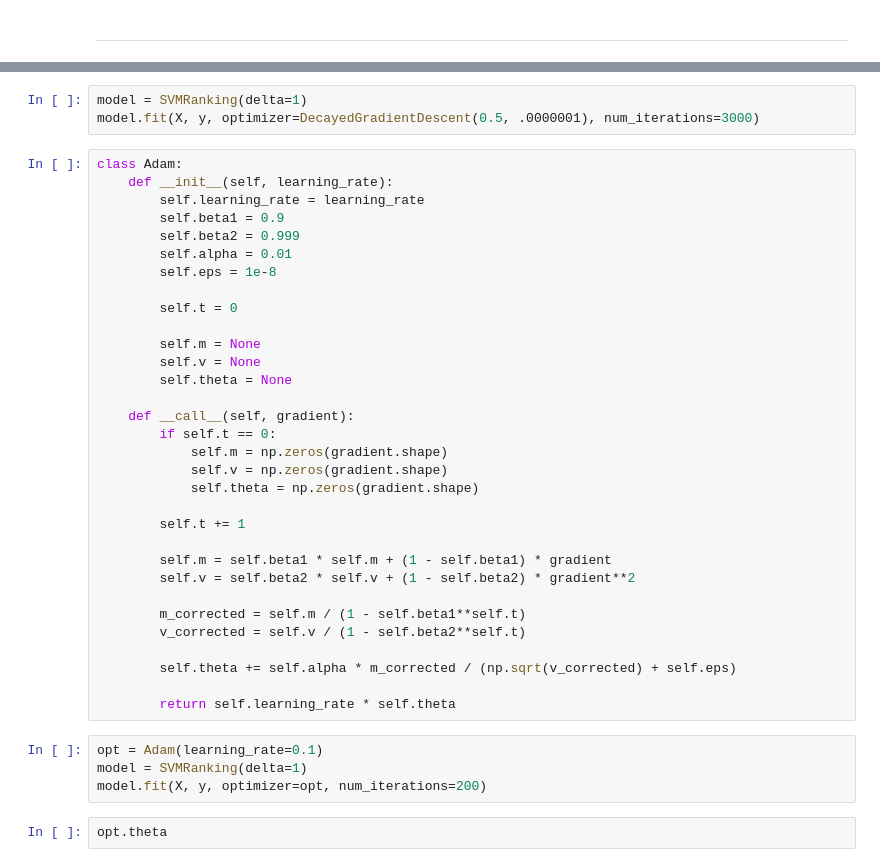
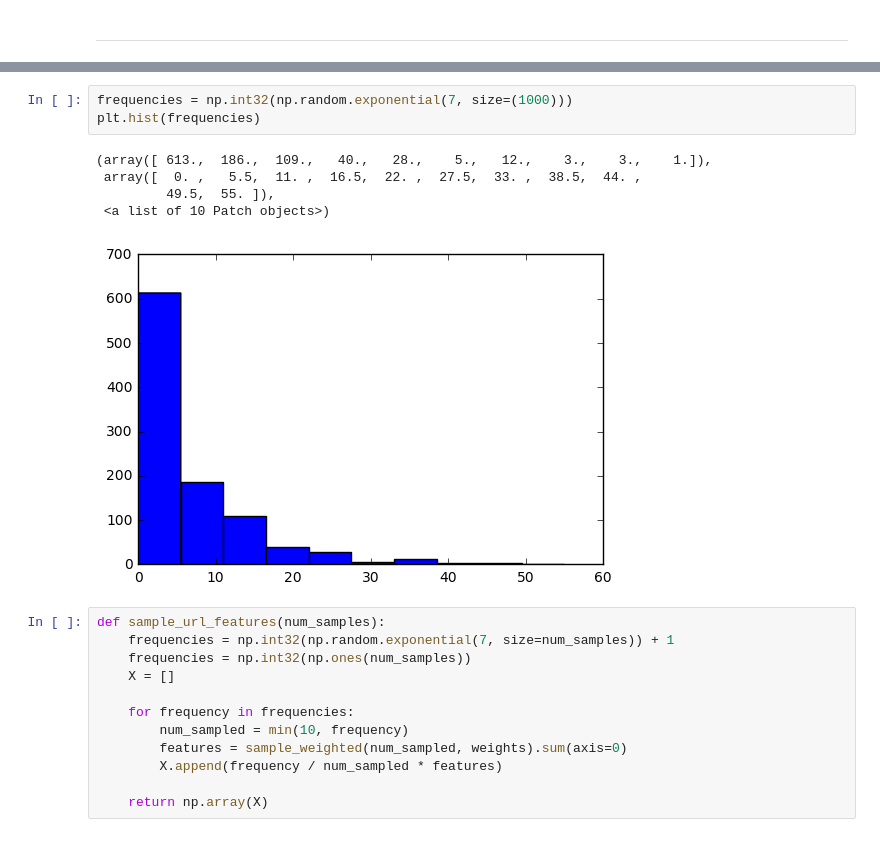
Before and after one commit to florian/federated-learning, a Jupyter notebook: Federated-Learning.ipynb, the cells around one changed output, grey strips where cells are left out. Cells and saved outputs as stored; diff of their text form.

```diff
--- a/Federated-Learning.ipynb
+++ b/Federated-Learning.ipynb
@@ -387,41 +417,21 @@ class DecayedGradientDescent:
-# %%
-model = SVMRanking(delta=1)
-model.fit(X, y, optimizer=DecayedGradientDescent(0.5, .0000001), num_iterations=3000)
-# %%
-class Adam:
-    def __init__(self, learning_rate):
-        self.learning_rate = learning_rate
-        self.beta1 = 0.9
-        self.beta2 = 0.999
-        self.alpha = 0.01
-        self.eps = 1e-8
-
-        self.t = 0
-
-        self.m = None
-        self.v = None
-        self.theta = None
-
-    def __call__(self, gradient):
-        if self.t == 0:
-            self.m = np.zeros(gradient.shape)
-            self.v = np.zeros(gradient.shape)
-            self.theta = np.zeros(gradient.shape)
-
-        self.t += 1
-
-        self.m = self.beta1 * self.m + (1 - self.beta1) * gradient
-        self.v = self.beta2 * self.v + (1 - self.beta2) * gradient**2
-
-        m_corrected = self.m / (1 - self.beta1**self.t)
-        v_corrected = self.v / (1 - self.beta2**self.t)
-
-        self.theta += self.alpha * m_corrected / (np.sqrt(v_corrected) + self.eps)
-
-        return self.learning_rate * self.theta
-# %%
-opt = Adam(learning_rate=0.1)
-model = SVMRanking(delta=1)
-model.fit(X, y, optimizer=opt, num_iterations=200)
-# %%
-opt.theta
+# %%
+frequencies = np.int32(np.random.exponential(7, size=(1000)))
+plt.hist(frequencies)
+# %% [output]
+(array([ 613.,  186.,  109.,   40.,   28.,    5.,   12.,    3.,    3.,    1.]),
+ array([  0. ,   5.5,  11. ,  16.5,  22. ,  27.5,  33. ,  38.5,  44. ,
+         49.5,  55. ]),
+ <a list of 10 Patch objects>)
+[figure, added]
+# %%
+def sample_url_features(num_samples):
+    frequencies = np.int32(np.random.exponential(7, size=num_samples)) + 1
+    frequencies = np.int32(np.ones(num_samples))
+    X = []
+
+    for frequency in frequencies:
+        num_sampled = min(10, frequency)
+        features = sample_weighted(num_sampled, weights).sum(axis=0)
+        X.append(frequency / num_sampled * features)
+
+    return np.array(X)
```
Also changed, not shown: parts of 49 cells of this notebook.
